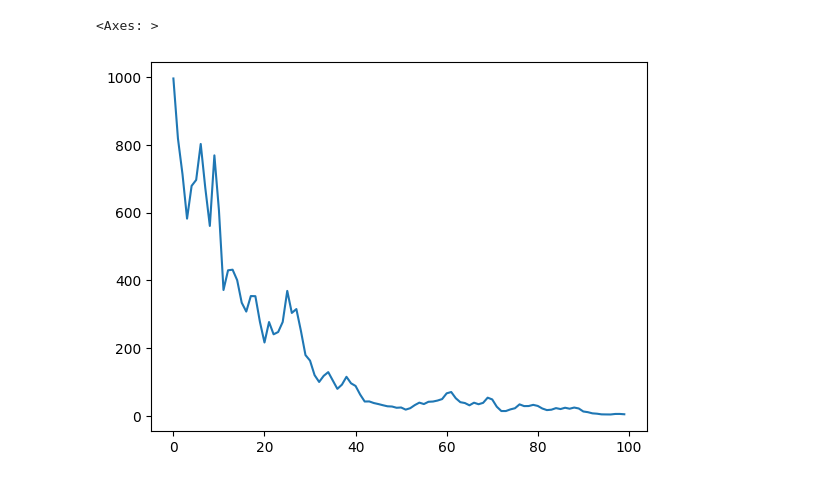
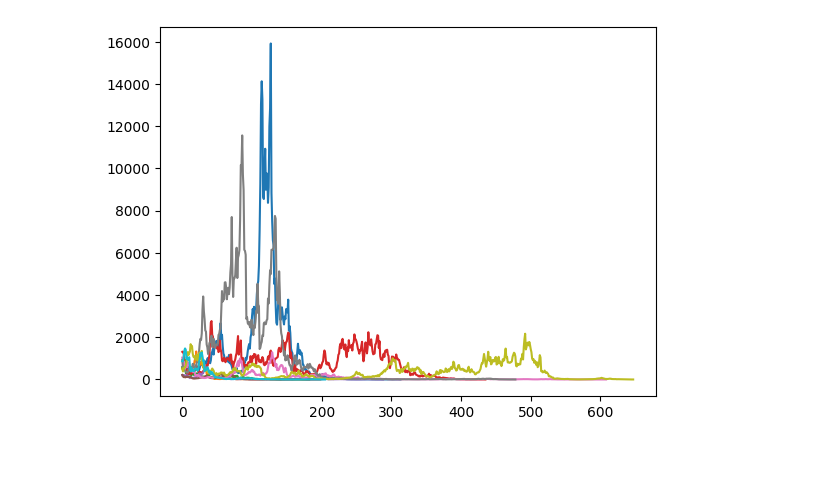
Before and after one commit to sebbennett/monte-carlo-training, a Jupyter notebook: animated_plotting.ipynb, the cells around one changed output. Cells and saved outputs as stored; diff of their text form; code cells hidden in the pictures.

```diff
--- a/animated_plotting.ipynb
+++ b/animated_plotting.ipynb
@@ -15,5 +11,0 @@ Multiplier = 1.1078740825186904
-# %%
-out_list = []
-for _ in range(10000):
-    my_stock.generate_stock_price_changes()
-    out_list.append(my_stock.value)
@@ -38,8 +12,21 @@ Multiplier = 0.842515761494686
-# %%
-import pandas as pd
-df = pd.DataFrame(out_list)
-df.columns = ['stock_value']
-df.iloc[:100]['stock_value'].plot()
-# %% [output]
-<Axes: >
-[figure, removed]
+# %%
+zero_time = []
+
+for _ in range(10):
+    my_stock = FinancialStock()
+    my_stock.generate_stock_value()
+    out_list = []
+    step = 0
+    for _ in range(1000):
+        my_stock.generate_stock_price_changes()
+        out_list.append(my_stock.value)
+
+        if my_stock.value <= 1:
+            step = my_stock.nsteps
+            #print(f"Breaking at {step}")
+            break
+        step +=1
+    zero_time.append(step)
+    plt.plot(out_list)
+# %% [output]
+[figure, added]
```
Also changed, not shown: parts of 4 cells of this notebook, 1 other file.
